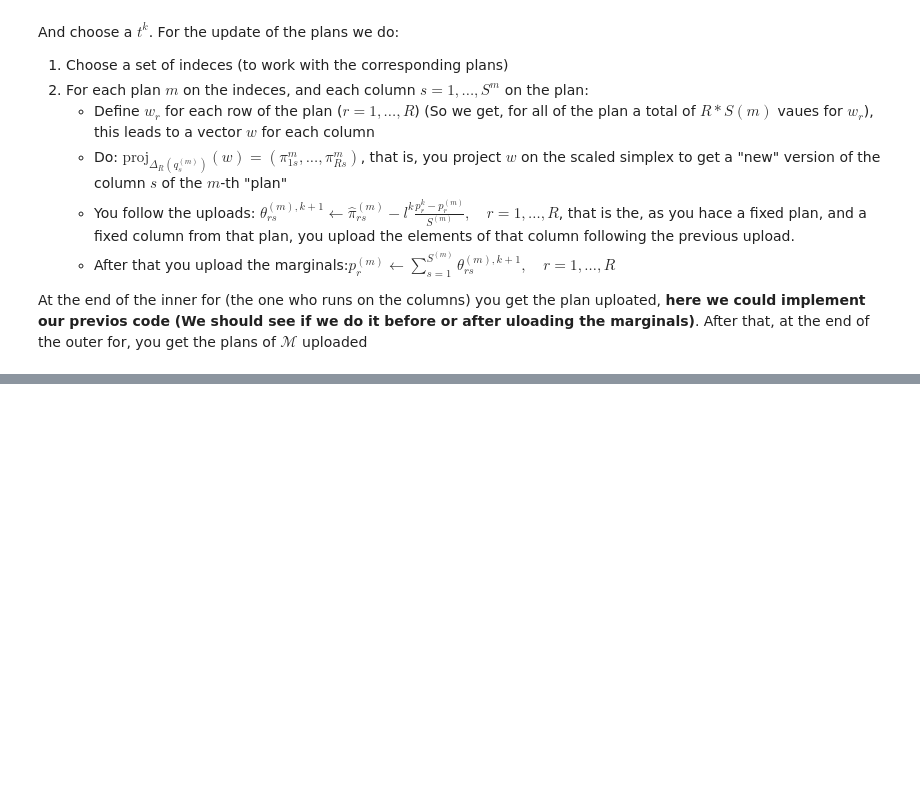
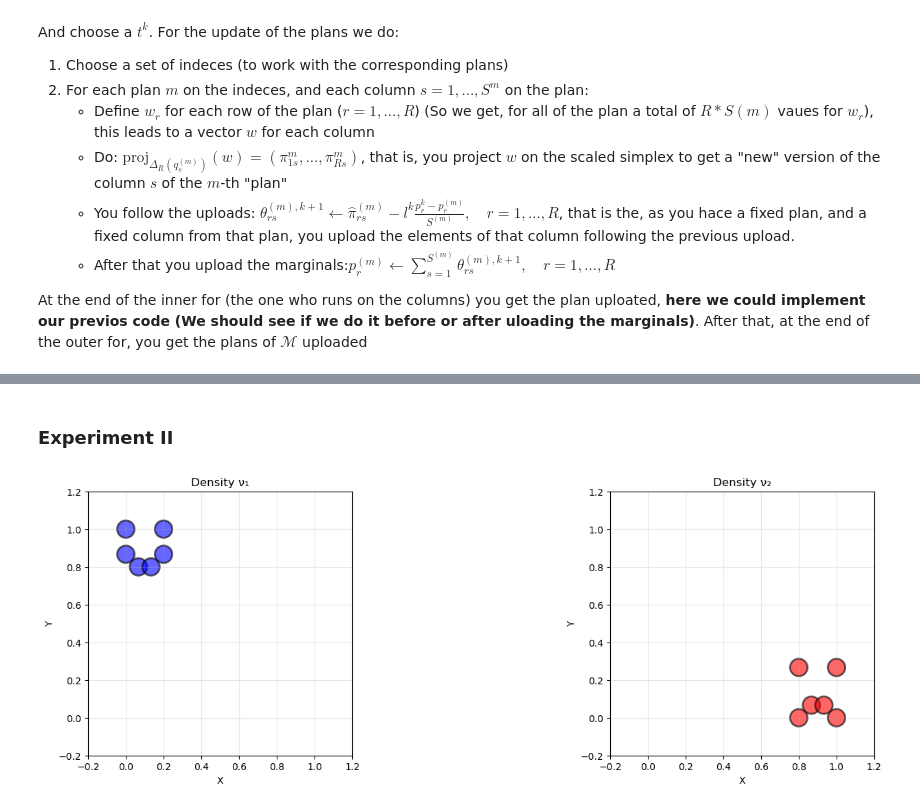
Before and after one commit to JuanNicolasMendozaRoncancio/Wasserstein-barycenter-project, a Jupyter notebook: Miidea.ipynb, the cells around one changed output, grey strips where cells are left out. Saved outputs shown, nothing was run; the diff lists cells and outputs as text; code cells hidden in the pictures; blank space fills up the shorter version.

```diff
--- a/Miidea.ipynb
+++ b/Miidea.ipynb
@@ -620,0 +1198,57 @@ At the end of the inner for (the one who runs on the columns) you get the plan u
+# %% [markdown]
+### Experiment II
+# %%
+M = 2 # number of measures
+S = 16*16
+K = 16
+
+x = np.linspace(0, 1, 16)
+y = np.linspace(0, 1, 16)
+X_grid, Y_grid = np.meshgrid(x, y)
+pos = np.dstack((X_grid, Y_grid))
+
+q1 = np.zeros((16, 16))
+q1[15, 0] = 1/6
+q1[15, 3] = 1/6
+q1[13,0] = 1/6
+q1[13,3] = 1/6
+q1[12,1] = 1/6
+q1[12,2] = 1/6
+q1 = q1.flatten()
+
+q2 = np.zeros((16, 16))
+q2[4, 12] = 1/6
+q2[4, 15] = 1/6
+q2[0,12] = 1/6
+q2[1,13] = 1/6
+q2[1,14] = 1/6
+q2[0,15] = 1/6
+q2 = q2.flatten()
+
+
+fig, axes = plt.subplots(1, M, figsize=(18, 5))
+
+ax1 = axes[0]
+scatter1 = ax1.scatter(X_grid.flatten(), Y_grid.flatten(),
+                       s=q1*2000, c='blue', alpha=0.6, edgecolors='black', linewidth=2)
+ax1.set_xlim(-0.2, 1.2)
+ax1.set_ylim(-0.2, 1.2)
+ax1.set_xlabel('X')
+ax1.set_ylabel('Y')
+ax1.set_title('Density ν₁')
+ax1.grid(True, alpha=0.3)
+ax1.set_aspect('equal')
+
+
+ax2 = axes[1]
+scatter2 = ax2.scatter(X_grid.flatten(), Y_grid.flatten(),
+                       s=q2*2000, c='red', alpha=0.6, edgecolors='black', linewidth=2)
+ax2.set_xlim(-0.2, 1.2)
+ax2.set_ylim(-0.2, 1.2)
+ax2.set_xlabel('X')
+ax2.set_ylabel('Y')
+ax2.set_title('Density ν₂')
+ax2.grid(True, alpha=0.3)
+ax2.set_aspect('equal')
+# %% [output]
+[figure, added]
```
Also changed, not shown: parts of 22 cells of this notebook, 1 other file.
